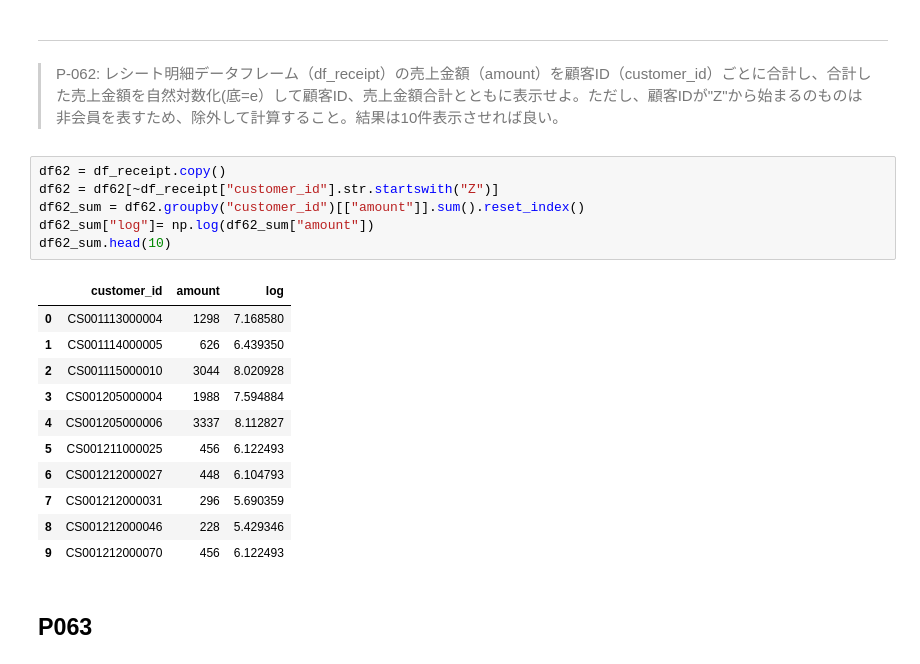
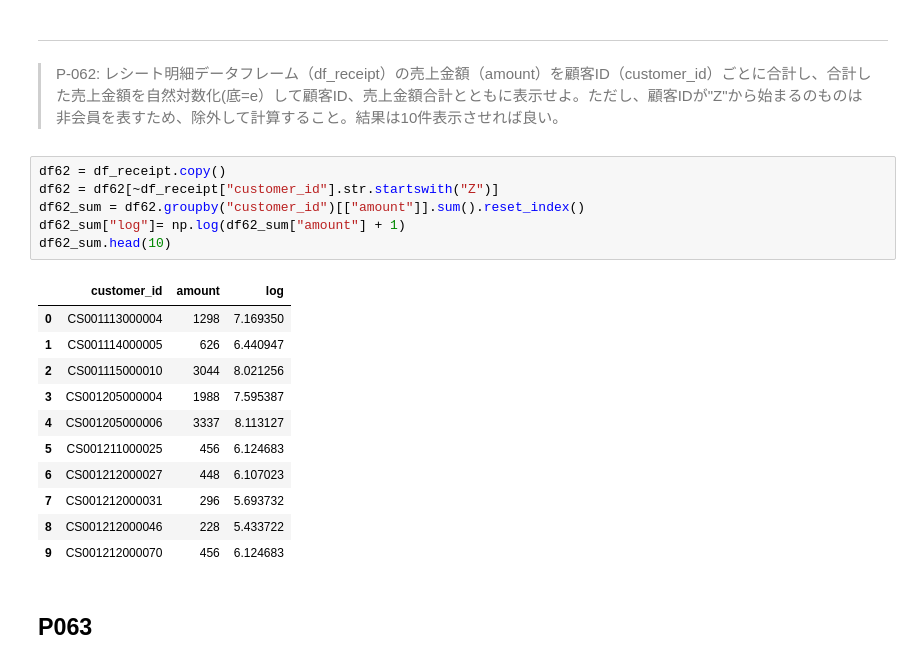
Before and after one commit to okusama27/koan, a Jupyter notebook: 100knock/submit/kame-chan/100_knock_Python(kame-chan).ipynb, the cells around one changed output. Cells and saved outputs as stored; diff of their text form.

```diff
--- a/100knock/submit/kame-chan/100_knock_Python(kame-chan).ipynb
+++ b/100knock/submit/kame-chan/100_knock_Python(kame-chan).ipynb
@@ -1659,21 +1667,21 @@ df61_sum.head(10)
 # %%
 df62 = df_receipt.copy()
 df62 = df62[~df_receipt["customer_id"].str.startswith("Z")]
 df62_sum = df62.groupby("customer_id")[["amount"]].sum().reset_index()
-df62_sum["log"]= np.log(df62_sum["amount"])
+df62_sum["log"]= np.log(df62_sum["amount"] + 1)
 df62_sum.head(10)
 # %% [output]
 |  | customer_id | amount | log |
-| 0 | CS001113000004 | 1298 | 7.168580 |
-| 1 | CS001114000005 | 626 | 6.439350 |
-| 2 | CS001115000010 | 3044 | 8.020928 |
-| 3 | CS001205000004 | 1988 | 7.594884 |
-| 4 | CS001205000006 | 3337 | 8.112827 |
-| 5 | CS001211000025 | 456 | 6.122493 |
-| 6 | CS001212000027 | 448 | 6.104793 |
-| 7 | CS001212000031 | 296 | 5.690359 |
-| 8 | CS001212000046 | 228 | 5.429346 |
-| 9 | CS001212000070 | 456 | 6.122493 |
+| 0 | CS001113000004 | 1298 | 7.169350 |
+| 1 | CS001114000005 | 626 | 6.440947 |
+| 2 | CS001115000010 | 3044 | 8.021256 |
+| 3 | CS001205000004 | 1988 | 7.595387 |
+| 4 | CS001205000006 | 3337 | 8.113127 |
+| 5 | CS001211000025 | 456 | 6.124683 |
+| 6 | CS001212000027 | 448 | 6.107023 |
+| 7 | CS001212000031 | 296 | 5.693732 |
+| 8 | CS001212000046 | 228 | 5.433722 |
+| 9 | CS001212000070 | 456 | 6.124683 |
 # %% [markdown]
 ## P063
 # %% [markdown]
```
Also changed, not shown: parts of 13 cells of this notebook.
